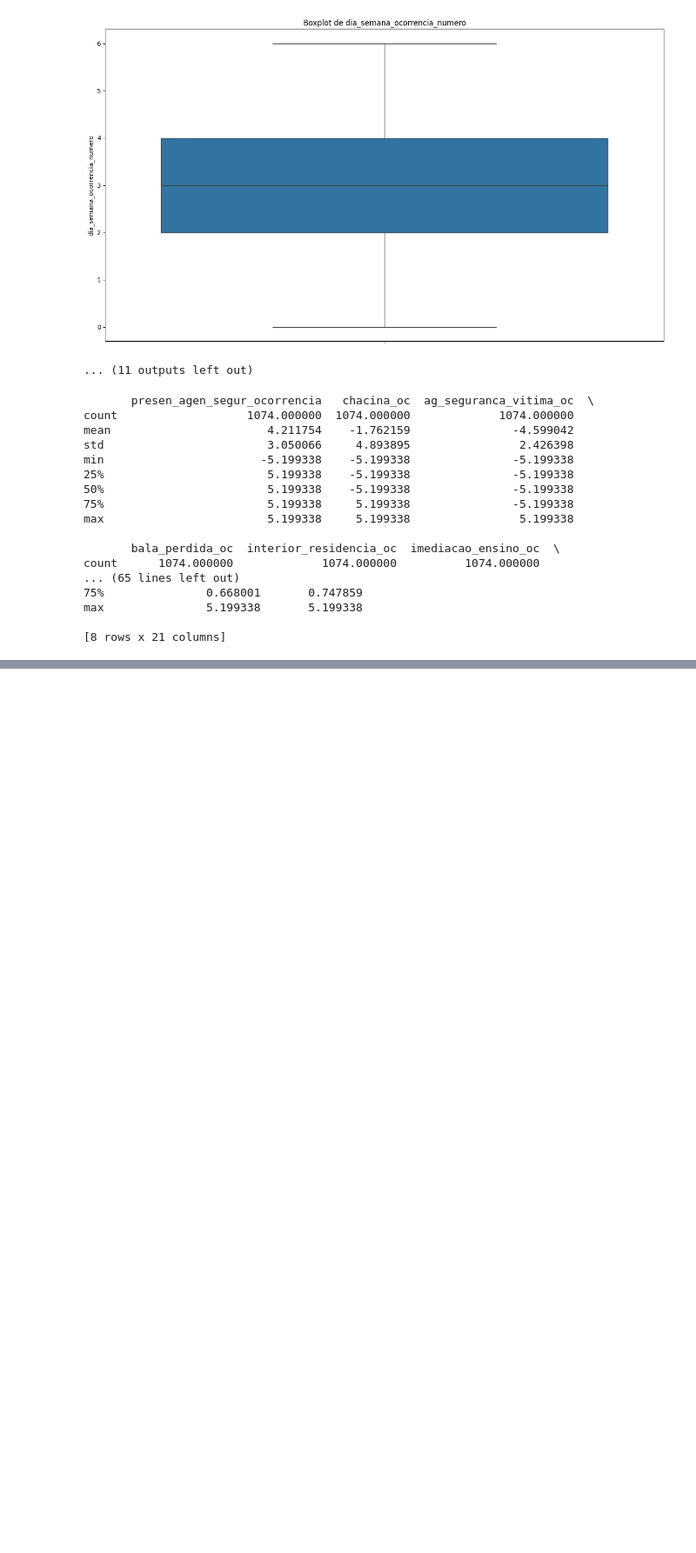
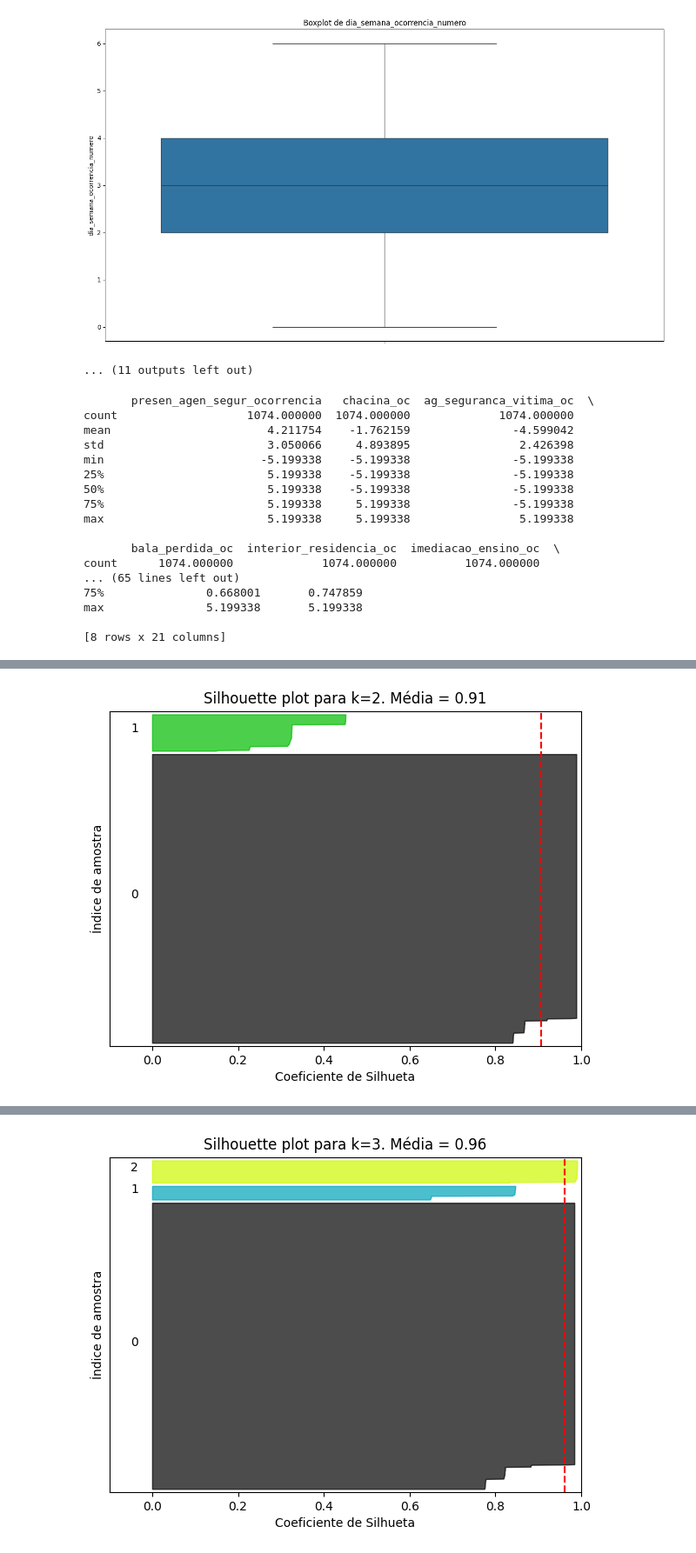
Before and after one commit to bakudas/validacao-modelos-clusterizacao, a Jupyter notebook: pd_validacao_modelos_clusterizacao.ipynb, the cells around one changed output, grey strips where cells are left out. Shown at 87% size. Saved outputs shown, nothing was run; the diff lists cells and outputs as text; code cells hidden in the pictures; blank space fills up the shorter version.

```diff
--- a/pd_validacao_modelos_clusterizacao.ipynb
+++ b/pd_validacao_modelos_clusterizacao.ipynb
@@ -523,0 +578,78 @@ max               5.199338       5.199338
+# %%
+import numpy as np
+import matplotlib.pyplot as plt
+import matplotlib.cm as cm
+from sklearn.cluster import KMeans
+from sklearn.metrics import silhouette_samples, silhouette_score
+
+def plot_silhouette_analysis(X, range_n_clusters):
+    """
+    X                -> Dados (matriz n_amostras x n_features)
+    range_n_clusters -> lista com valores de k para testar no KMeans
+    """
+    for n_clusters in range_n_clusters:
+        # Cria subplots
+        fig, ax1 = plt.subplots(1, 1)
+        fig.set_size_inches(7, 5)
+
+        # Instancia KMeans e obtém os rótulos (labels)
+        clusterer = KMeans(n_clusters=n_clusters, random_state=42)
+        cluster_labels = clusterer.fit_predict(X)
+
+        # Cálculo do silhouette médio e do coeficiente individual de cada amostra
+        silhouette_avg = silhouette_score(X, cluster_labels)
+        sample_silhouette_values = silhouette_samples(X, cluster_labels)
+
+        # Também podemos obter desvio-padrão e outras métricas de magnitude
+        sil_std = np.std(sample_silhouette_values)
+        sil_min = sample_silhouette_values.min()
+        sil_max = sample_silhouette_values.max()
+
+        print(f"\nPara n_clusters = {n_clusters}:")
+        print(f" - Silhouette médio   = {silhouette_avg:.4f}")
+        print(f" - Silhouette std     = {sil_std:.4f}")
+        print(f" - Silhouette min/max = {sil_min:.4f}/{sil_max:.4f}")
+
+        # Plot de silhueta
+        y_lower = 10
+        for i in range(n_clusters):
+            # Coleta os valores de silhueta do cluster i
+            ith_cluster_sil_values = sample_silhouette_values[cluster_labels == i]
+            ith_cluster_sil_values.sort()
+
+            size_cluster_i = len(ith_cluster_sil_values)
+            y_upper = y_lower + size_cluster_i
+
+            # Escolhe cor para esse cluster
+            color = cm.nipy_spectral(float(i) / n_clusters)
+            ax1.fill_betweenx(
+                np.arange(y_lower, y_upper),
+                0,
+                ith_cluster_sil_values,
+                facecolor=color,
+                edgecolor=color,
+                alpha=0.7
+            )
+
+            # Label no gráfico: cluster i
+            ax1.text(-0.05, y_lower + 0.5 * size_cluster_i, str(i))
+
+            # Atualiza y_lower para o próximo cluster
+            y_lower = y_upper + 10
+
+        ax1.set_title(f"Silhouette plot para k={n_clusters}. Média = {silhouette_avg:.2f}")
+        ax1.set_xlabel("Coeficiente de Silhueta")
+        ax1.set_ylabel("Índice de amostra")
+
+        ax1.set_xlim([-0.1, 1])  # Faixa do silhouette
+        ax1.set_ylim([0, len(X) + (n_clusters + 1) * 10])
+        ax1.set_yticks([])  # Remove ticks do eixo Y
+        # Linha vertical indicando a média
+        ax1.axvline(x=silhouette_avg, color="red", linestyle="--")
+
+        plt.show()
+
+
+# chamada da função de silhueta:
+plot_silhouette_analysis(X_trans, K_range)
+# %% [output]
@@ -523,0 +660 @@ max               5.199338       5.199338
+[figure, added]
@@ -523,0 +665 @@ max               5.199338       5.199338
+[figure, added]
```
Also changed, not shown: parts of 5 cells of this notebook.
